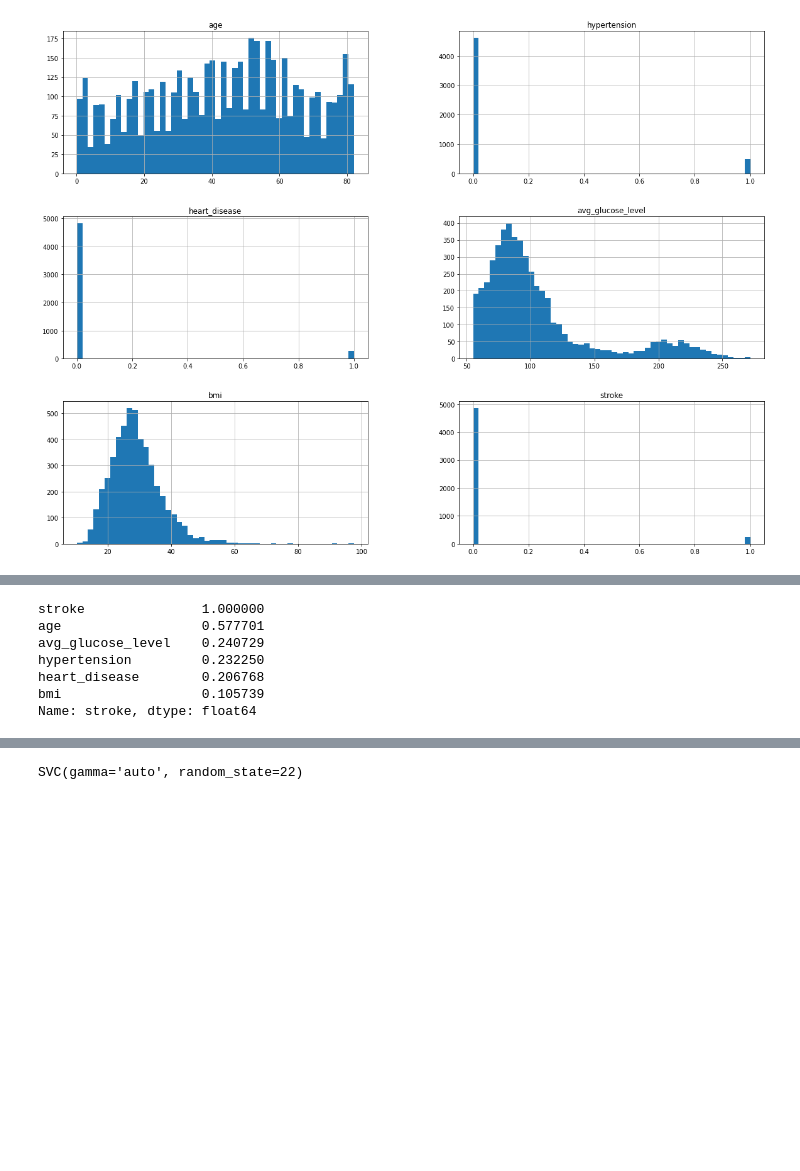
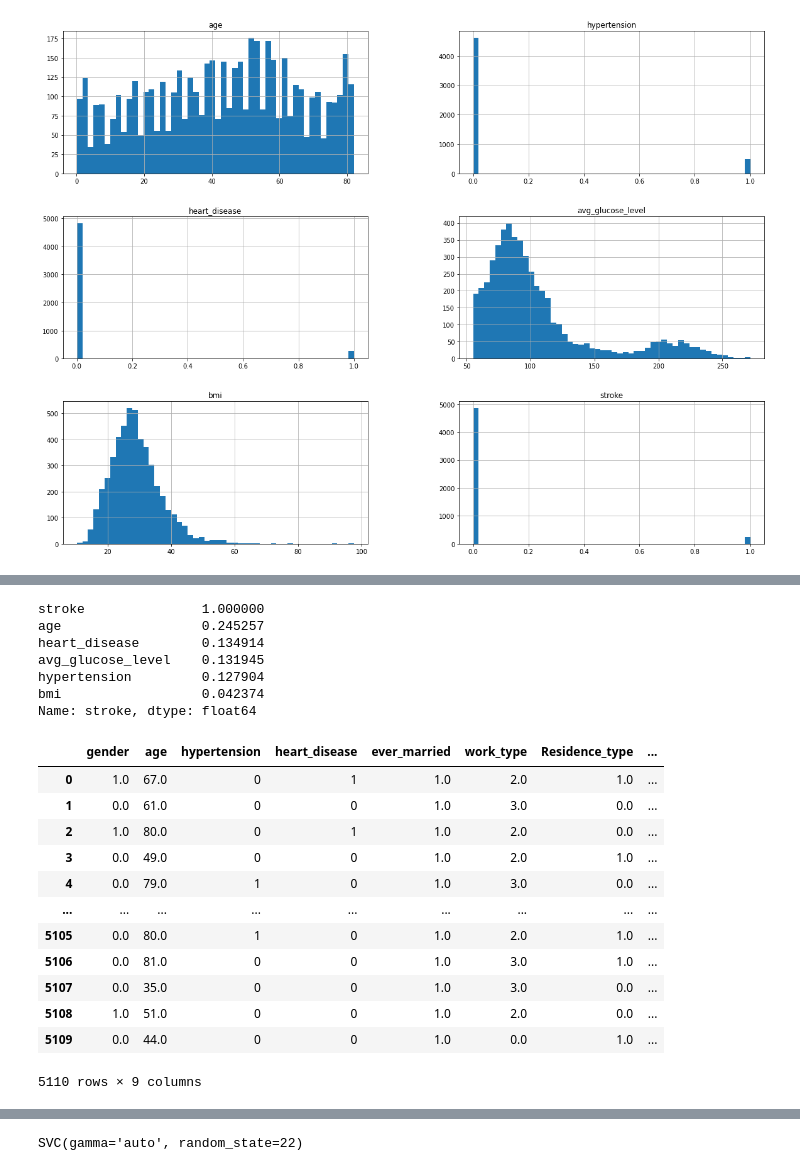
Before and after one commit to deanarchy/Stroke-Predictions, a Jupyter notebook: notebooks/exploration.ipynb, the cells around one changed output, grey strips where cells are left out. Saved outputs shown, nothing was run; the diff lists cells and outputs as text; code cells hidden in the pictures; blank space fills up the shorter version.

```diff
--- a/notebooks/exploration.ipynb
+++ b/notebooks/exploration.ipynb
@@ -86,26 +86,50 @@ ratio: 19.522088353413654:1.0
 # %%
-from sklearn.utils import resample
-
-false_class = raw_data[raw_data['stroke'] == 0].copy()
-true_class = raw_data[raw_data['stroke'] == 1].copy()
-
-true_class_resampled = resample(true_class,
-                                 replace=True,
-                                 n_samples=len(false_class),
-                                 random_state=22)
-
-raw_data = pd.concat([true_class_resampled, false_class])
+# from sklearn.utils import resample
+#
+# false_class = raw_data[raw_data['stroke'] == 0].copy()
+# true_class = raw_data[raw_data['stroke'] == 1].copy()
+#
+# true_class_resampled = resample(true_class,
+#                                  replace=True,
+#                                  n_samples=len(false_class),
+#                                  random_state=22)
+#
+# raw_data = pd.concat([true_class_resampled, false_class])
+#
 # %%
 corr_matrix = raw_data.corr()
 corr_matrix['stroke'].sort_values(ascending=False)
 # %% [output]
 stroke               1.000000
-age                  0.577701
-avg_glucose_level    0.240729
-hypertension         0.232250
-heart_disease        0.206768
-bmi                  0.105739
+age                  0.245257
+heart_disease        0.134914
+avg_glucose_level    0.131945
+hypertension         0.127904
+bmi                  0.042374
 Name: stroke, dtype: float64
 # %%
 stroke_features = raw_data.drop(['bmi', 'stroke'], axis=1)
 stroke_labels = raw_data['stroke'].copy()
+# %%
+from sklearn.preprocessing import OrdinalEncoder
+
+scaler = OrdinalEncoder()
+smote_features = scaler.fit_transform(stroke_features[['gender', 'ever_married', 'work_type', 'Residence_type', 'smoking_status']])
+# %%
+stroke_features[['gender', 'ever_married', 'work_type', 'Residence_type', 'smoking_status']] = smote_features
+# %%
+stroke_features
+# %% [output]
+|  | gender | age | hypertension | heart_disease | ever_married | work_type | Residence_type | ... |
+| 0 | 1.0 | 67.0 | 0 | 1 | 1.0 | 2.0 | 1.0 | ... |
+| 1 | 0.0 | 61.0 | 0 | 0 | 1.0 | 3.0 | 0.0 | ... |
+| 2 | 1.0 | 80.0 | 0 | 1 | 1.0 | 2.0 | 0.0 | ... |
+| 3 | 0.0 | 49.0 | 0 | 0 | 1.0 | 2.0 | 1.0 | ... |
+| 4 | 0.0 | 79.0 | 1 | 0 | 1.0 | 3.0 | 0.0 | ... |
+| ... | ... | ... | ... | ... | ... | ... | ... | ... |
+| 5105 | 0.0 | 80.0 | 1 | 0 | 1.0 | 2.0 | 1.0 | ... |
+| 5106 | 0.0 | 81.0 | 0 | 0 | 1.0 | 3.0 | 1.0 | ... |
+| 5107 | 0.0 | 35.0 | 0 | 0 | 1.0 | 3.0 | 0.0 | ... |
+| 5108 | 1.0 | 51.0 | 0 | 0 | 1.0 | 2.0 | 0.0 | ... |
+| 5109 | 0.0 | 44.0 | 0 | 0 | 1.0 | 0.0 | 1.0 | ... |
+5110 rows × 9 columns
```
Also changed, not shown: parts of 13 cells of this notebook.
